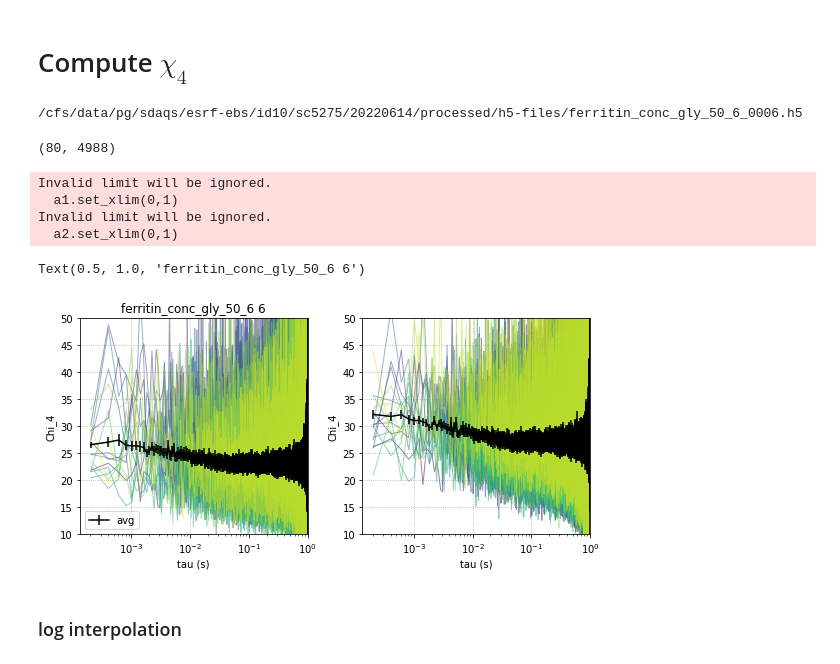
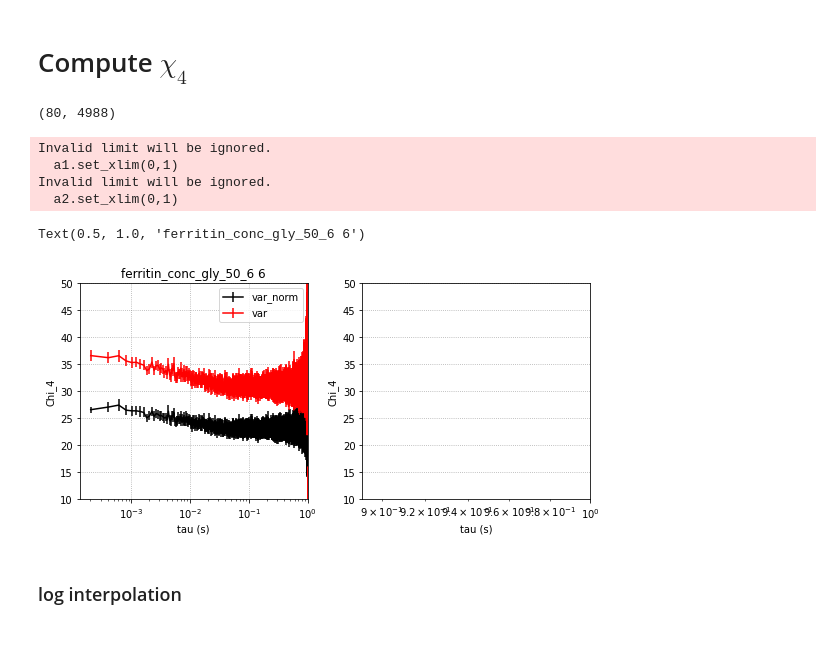
Before and after one commit to maddalenabin/id10-ferritin-2022, a Jupyter notebook: 01-notebooks/07-chi4.ipynb, the cells around one changed output. Cells and saved outputs as stored; diff of their text form; code cells hidden in the pictures.

```diff
--- a/01-notebooks/07-chi4.ipynb
+++ b/01-notebooks/07-chi4.ipynb
@@ -32,0 +50,14 @@ h5dir = '/cfs/data/pg/sdaqs/esrf-ebs/id10/sc5275/20220614/processed/h5-files/'
+# %%
+for T in temps:
+    plt.figure(figsize=(4,3))
+    col = plt.cm.viridis(np.linspace(0,1,len(inds)))
+
+    for i,ind in enumerate(inds):
+        f = np.load(f"../03-source/chi4/chi4_{conc}_{T}K_qind{ind}.npz")
+        plt.errorbar(f['time'], f['chi4'], f['dchi4'], c=col[i], label=f'{qv[ind]:.2f}', ls='', marker='o', mec='gray')
+
+    plt.legend(title='q (nm$^{-1}$)', bbox_to_anchor=[1,1])
+    plt.title(f'T = {T} K')
+    plt.xscale('log')
+    plt.xlabel('time (s)')
+    plt.ylabel('$\chi_4$')
@@ -32,0 +101,5 @@ h5dir = '/cfs/data/pg/sdaqs/esrf-ebs/id10/sc5275/20220614/processed/h5-files/'
+# %%
+# load files and parameters
+files = sorted(glob.glob(f"../03-source/chi4/chi4_{conc}*.npz"))
+temps = np.unique([int(file[-14:-11]) for file in files])
+inds = np.unique([int(file[-5:-4]) for file in files])
@@ -51,7 +171,7 @@ datasetnumber = 6 # [2,3,4,5,6] [250, 240, 230, 220, 210]
 # datafolder = 'ferritin_conc120_gly_50_1'
 # datasetnumber = 7
 # %%
-ana_db_files = glob(f'{anadir}/results/{datafolder}_{datasetnumber:04d}/p*/analysis_database.pkl')
+ana_db_files = glob.glob(f'{anadir}/results/{datafolder}_{datasetnumber:04d}/p*/analysis_database.pkl')
 # ana_db_files = glob(f'{anadir}/results/{datafolder}_{datasetnumber:04d}/p34*/analysis_database.pkl') # for c2
 ana_db_files
 # %% [output]
@@ -131,9 +251,9 @@ def var(ttc):
 
         for off_diag in range(1, n-1):
             ttc_var.append(np.var(np.diag(ttc, off_diag)))
-#         chi4 = ttc_var / np.average(ttc)**2
+        chi4 = ttc_var / np.average(ttc)**2
 
-        return ttc_var
+        return chi4
 
 def var_norm(ttc):
         """Calculate the variance of the two-time correlation function.
@@ -147,7 +267,7 @@ def var_norm(ttc):
 
         for i in range(1, n-1):
             ttc_var.append(np.var(np.diag(ttc, i)))
-        chi4 = ttc_var / np.average(np.diag(ttc, k=0))**2
+        chi4 = ttc_var / np.average(np.diag(ttc, k=1))**2
 
         return chi4
 
@@ -174,8 +294,7 @@ for i,ind in tqdm(enumerate(ind_xpcs[:]), desc='index', leave=False, total=len(i
     chi4s2.append(var_norm(list(d.get_item(ind)['twotime_corf'].values())[2]))
     chi4s1.append(var(list(d.get_item(ind)['twotime_corf'].values())[2]))
 # %%
-filename = h5dir + f'{datafolder}_{datasetnumber:04d}.h5'
-print(filename)
-ttc, qv_ttc = load_ttc(filename)#, qpar=2, rep=0, vs=(0,0.15), ttc_key='/xpcs/ttcs/ttc_rep_qs_avg_filtered')
+# filename = h5dir + f'{datafolder}_{datasetnumber:04d}.h5'
+# print(filename)
+# ttc, qv_ttc = load_ttc(filename)#, qpar=2, rep=0, vs=(0,0.15), ttc_key='/xpcs/ttcs/ttc_rep_qs_avg_filtered')
+# chi4_ttc = var_norm(ttc)
-# %% [output]
-/cfs/data/pg/sdaqs/esrf-ebs/id10/sc5275/20220614/processed/h5-files/ferritin_conc_gly_50_6_0006.h5
@@ -190,35 +307,35 @@ chi4_1, dchi4_1 = np.mean(chi4s1, axis=0), np.std(chi4s1, axis=0) / np.sqrt(len(
 # %%
 fig, (a1,a2) = plt.subplots(1,2, figsize=(8,4), tight_layout=True)
 cs = plt.cm.viridis(np.linspace(0,1,len(chi4s2)))
 
-for i in range(0,len(chi4s2),5):
-    a1.plot(time, chi4s2[i], lw=1, c=cs[i], alpha=.5)
-    a2.plot(time, chi4s1[i], lw=1, c=cs[i], alpha=.5)
+# for i in range(0,len(chi4s2),5):
+#     a1.plot(time, chi4s2[i], lw=1, c=cs[i], alpha=.5)
+#     a2.plot(time, chi4s1[i], lw=1, c=cs[i], alpha=.5)
 
 # plt.plot(time, chi4, '-k', label='avg')
-a1.errorbar(time, chi4_2, dchi4_2, c='k', ls='-', label='avg') # marker='o', mfc='none',
-a2.errorbar(time, chi4_1, dchi4_1, c='k', ls='-', label='avg') # marker='o', mfc='none',
+a1.errorbar(time, chi4_2, dchi4_2, c='k', ls='-', label='var_norm') # marker='o', mfc='none',
+a1.errorbar(time, chi4_1, dchi4_1, c='r', ls='-', label='var') # marker='o', mfc='none',
 
 a1.set_xscale('log')
 a2.set_xscale('log')
 a1.legend()
 a1.grid(ls=':', c='gray', alpha=0.7)
 a1.set_xlabel('tau (s)')
 a1.set_ylabel('Chi_4')
 a1.set_ylim(10,50)
 a1.set_xlim(0,1)
 a2.set_xlabel('tau (s)')
 a2.set_ylabel('Chi_4')
 a2.set_ylim(10,50)
 a2.set_xlim(0,1)
 a1.set_title(f'{datafolder} {datasetnumber}')
 # %% [output]
 Invalid limit will be ignored.
   a1.set_xlim(0,1)
 Invalid limit will be ignored.
   a2.set_xlim(0,1)
 Text(0.5, 1.0, 'ferritin_conc_gly_50_6 6')
-[figure, old version]
+[figure, new version]
 # %% [markdown]
 ### log interpolation
 # %%
```
Also changed, not shown: parts of 15 cells of this notebook, 3 other files.
